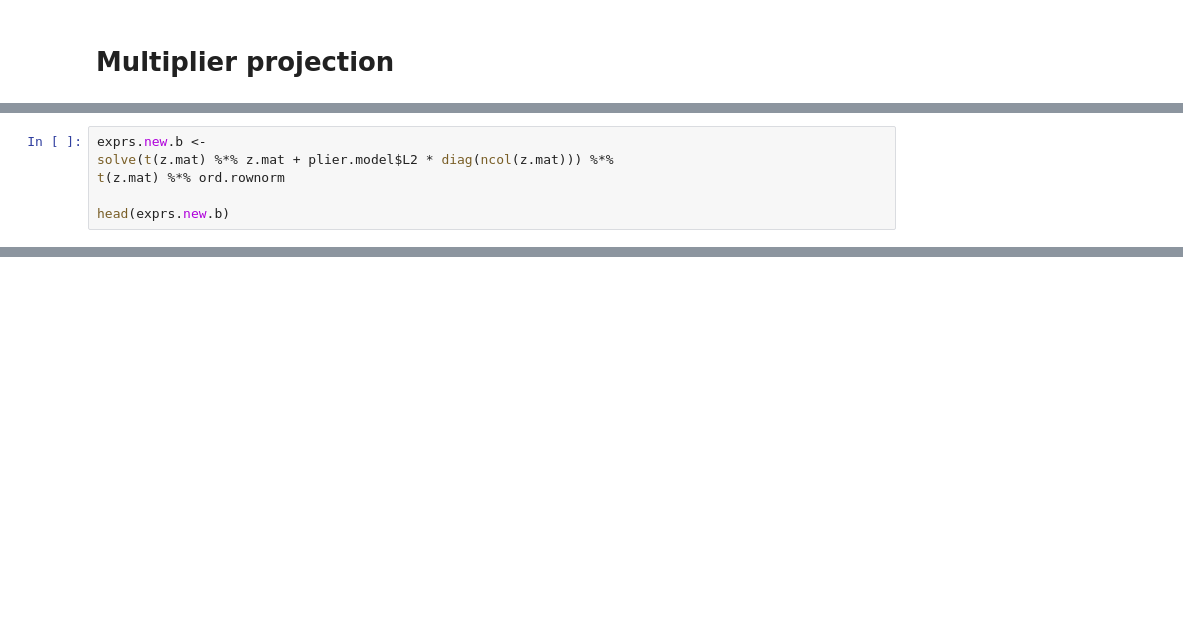
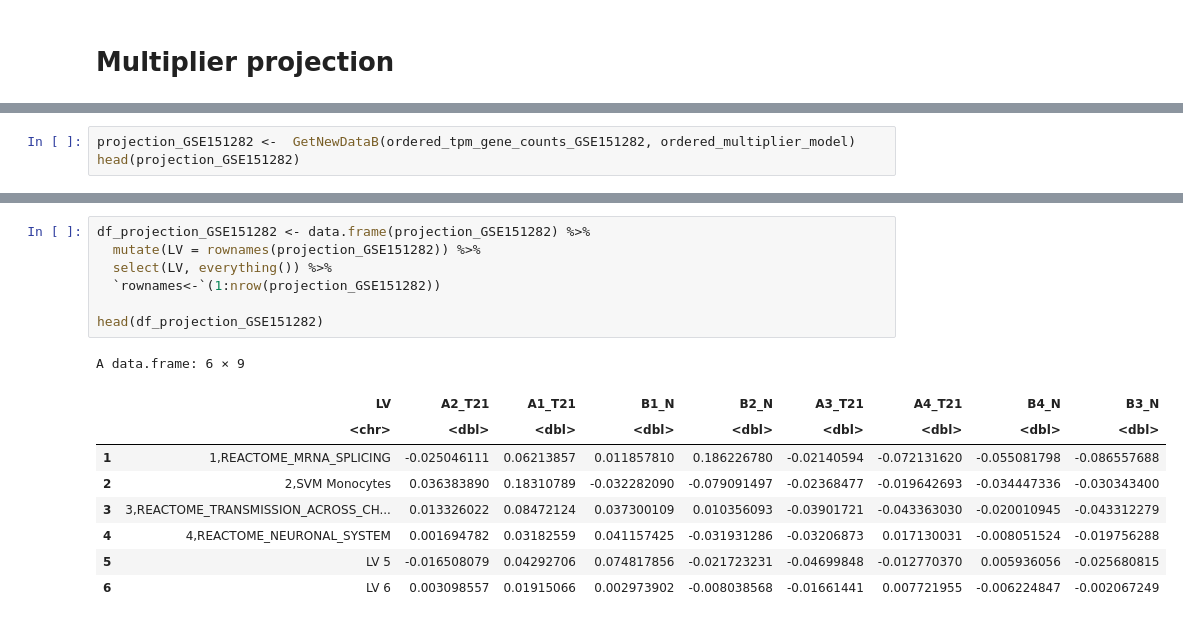
Before and after one commit to pivlab/INCLUDE_TR01, a Jupyter notebook: nbs/10_gtex/project_T21_rnaseq_data.ipynb, the cells around one changed output, grey strips where cells are left out. Saved outputs shown, nothing was run; the diff lists cells and outputs as text; blank space fills up the shorter version.

```diff
--- a/nbs/10_gtex/project_T21_rnaseq_data.ipynb
+++ b/nbs/10_gtex/project_T21_rnaseq_data.ipynb
@@ -154,6 +96,0 @@ A matrix: 987 × 987 of type dbl
-# %%
-exprs.new.b <-
-solve(t(z.mat) %*% z.mat + plier.model$L2 * diag(ncol(z.mat))) %*%
-t(z.mat) %*% ord.rownorm
-
-head(exprs.new.b)
@@ -251,0 +120,3 @@ smultixcan_into_multiplier = mproj.transform(smultixcan_results)
+# %%
+projection_GSE151282 <-  GetNewDataB(ordered_tpm_gene_counts_GSE151282, ordered_multiplier_model)
+head(projection_GSE151282)
@@ -251,0 +132,17 @@ smultixcan_into_multiplier = mproj.transform(smultixcan_results)
+# %%
+df_projection_GSE151282 <- data.frame(projection_GSE151282) %>%
+  mutate(LV = rownames(projection_GSE151282)) %>%
+  select(LV, everything()) %>%
+  `rownames<-`(1:nrow(projection_GSE151282))
+
+head(df_projection_GSE151282)
+# %% [output]
+A data.frame: 6 × 9
+|  | LV | A2_T21 | A1_T21 | B1_N | B2_N | A3_T21 | A4_T21 | B4_N | B3_N |
+|  | <chr> | <dbl> | <dbl> | <dbl> | <dbl> | <dbl> | <dbl> | <dbl> | <dbl> |
+| 1 | 1,REACTOME_MRNA_SPLICING | -0.025046111 | 0.06213857 | 0.011857810 | 0.186226780 | -0.02140594 | -0.072131620 | -0.055081798 | -0.086557688 |
+| 2 | 2,SVM Monocytes | 0.036383890 | 0.18310789 | -0.032282090 | -0.079091497 | -0.02368477 | -0.019642693 | -0.034447336 | -0.030343400 |
+| 3 | 3,REACTOME_TRANSMISSION_ACROSS_CH... | 0.013326022 | 0.08472124 | 0.037300109 | 0.010356093 | -0.03901721 | -0.043363030 | -0.020010945 | -0.043312279 |
+| 4 | 4,REACTOME_NEURONAL_SYSTEM | 0.001694782 | 0.03182559 | 0.041157425 | -0.031931286 | -0.03206873 | 0.017130031 | -0.008051524 | -0.019756288 |
+| 5 | LV 5 | -0.016508079 | 0.04292706 | 0.074817856 | -0.021723231 | -0.04699848 | -0.012770370 | 0.005936056 | -0.025680815 |
+| 6 | LV 6 | 0.003098557 | 0.01915066 | 0.002973902 | -0.008038568 | -0.01661441 | 0.007721955 | -0.006224847 | -0.002067249 |
```
Also changed, not shown: parts of 37 cells of this notebook, 4 other files.
